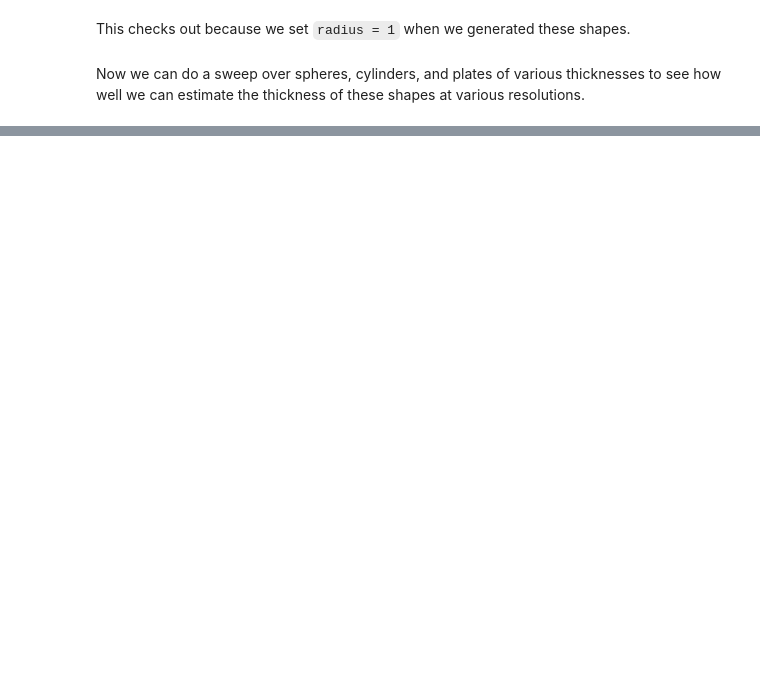
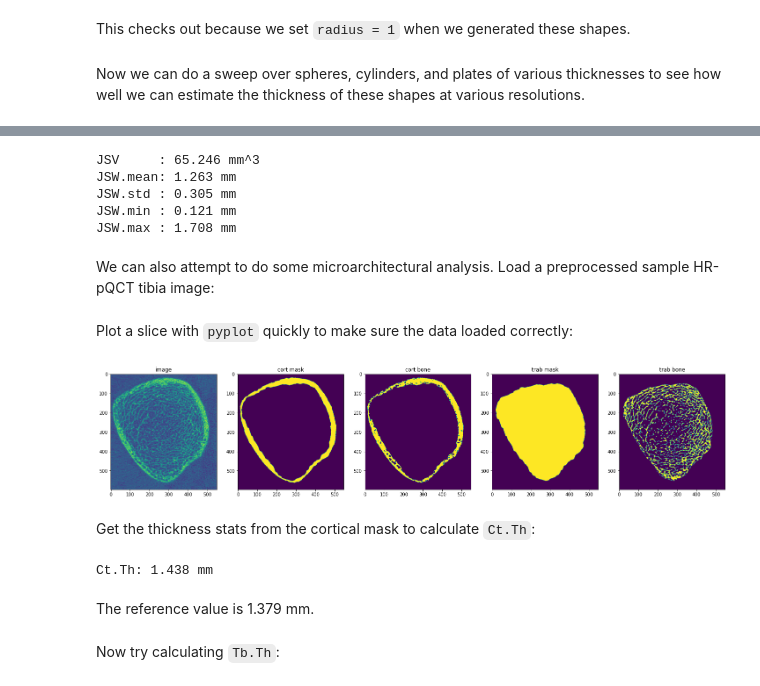
Before and after one commit to SpectraCollab/ORMIR_XCT, a Jupyter notebook: examples/hildebrand_notebook.ipynb, the cells around one changed output, grey strips where cells are left out. Drawn from its saved outputs; the diff is of its cells as text; code cells hidden in the pictures; blank space fills up the shorter version.

```diff
--- a/examples/hildebrand_notebook.ipynb
+++ b/examples/hildebrand_notebook.ipynb
@@ -149,0 +133,15 @@ JSW.max : 1.651 mm
+# %%
+jsv = js_mask.sum()*voxel_widths[0]*voxel_widths[1]*voxel_widths[2]
+print(f"JSV     : {jsv:0.3f} mm^3")
+print(f"JSW.mean: {js_stats[0]:0.3f} mm")
+print(f"JSW.std : {js_stats[1]:0.3f} mm")
+print(f"JSW.min : {js_stats[2]:0.3f} mm")
+print(f"JSW.max : {js_stats[3]:0.3f} mm")
+# %% [output]
+JSV     : 65.246 mm^3
+JSW.mean: 1.263 mm
+JSW.std : 0.305 mm
+JSW.min : 0.121 mm
+JSW.max : 1.708 mm
+# %% [markdown]
+We can also attempt to do some microarchitectural analysis. Load a preprocessed sample HR-pQCT tibia image:
@@ -149,0 +195,25 @@ JSW.max : 1.651 mm
+# %% [markdown]
+Plot a slice with `pyplot` quickly to make sure the data loaded correctly:
+# %%
+fig, axs = plt.subplots(1,5, figsize=(25,5))
+
+axs[0].imshow(image[:,:,168//2])
+axs[0].set_title("image")
+
+axs[1].imshow(cort_mask[:,:,168//2])
+axs[1].set_title("cort mask")
+
+axs[2].imshow(cort_bone_mask[:,:,168//2])
+axs[2].set_title("cort bone")
+
+axs[3].imshow(trab_mask[:,:,168//2])
+axs[3].set_title("trab mask")
+
+axs[4].imshow(trab_bone_mask[:,:,168//2])
+axs[4].set_title("trab bone")
+
+plt.show()
+# %% [output]
+[figure, added]
+# %% [markdown]
+Get the thickness stats from the cortical mask to calculate `Ct.Th`:
@@ -149,0 +222,8 @@ JSW.max : 1.651 mm
+# %%
+print(f"Ct.Th: {cort_thickness_stats[0]:0.3f} mm")
+# %% [output]
+Ct.Th: 1.438 mm
+# %% [markdown]
+The reference value is 1.379 mm.
+# %% [markdown]
+Now try calculating `Tb.Th`:
```
Also changed, not shown: parts of 18 cells of this notebook, 1 other file.
